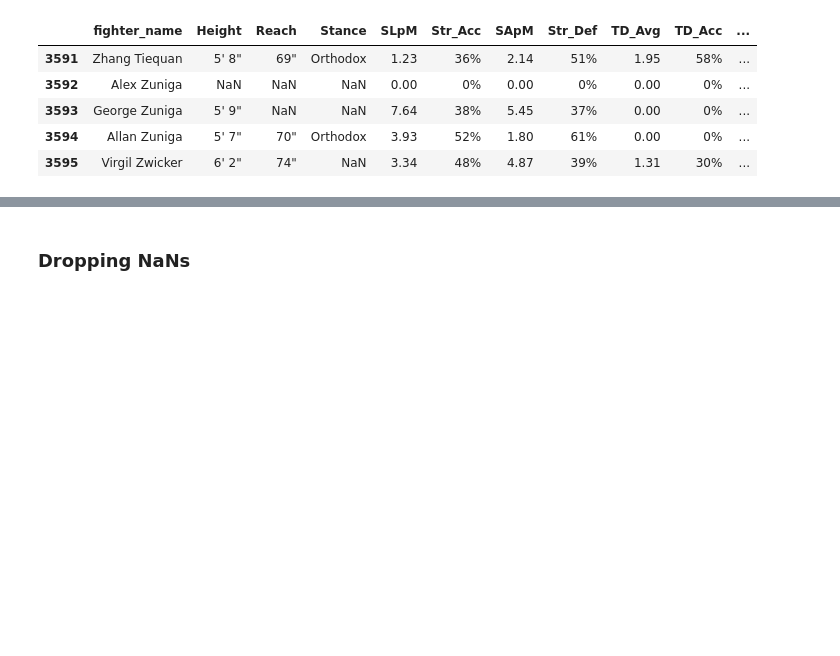
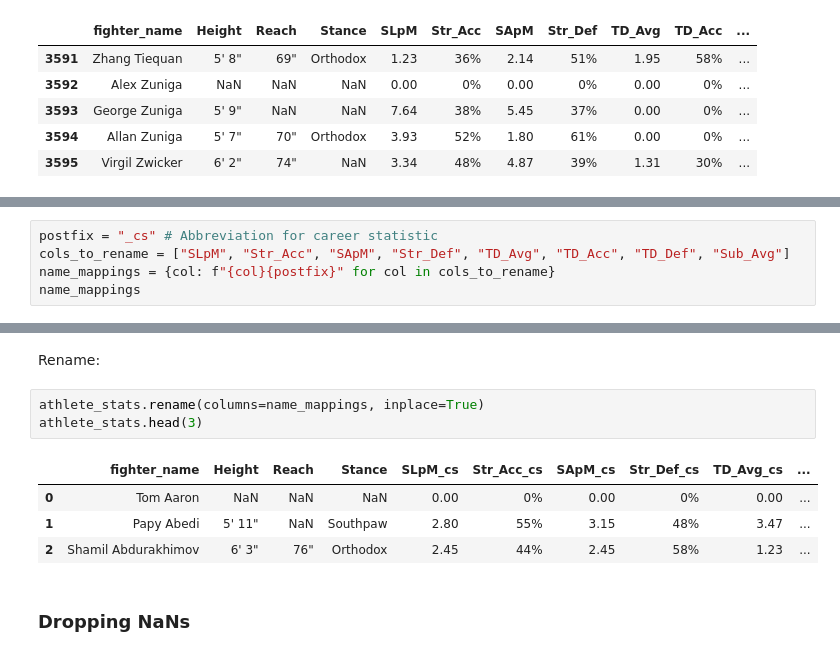
Before and after one commit to komaksym/UFC-DataLab, a Jupyter notebook: data/src/prepare_for_EDA.ipynb, the cells around one changed output, grey strips where cells are left out. Saved outputs shown, nothing was run; the diff lists cells and outputs as text; blank space fills up the shorter version.

Commit message:
rename athlete-based career statistic features for better interpretability

```diff
--- a/data/src/prepare_for_EDA.ipynb
+++ b/data/src/prepare_for_EDA.ipynb
@@ -132,0 +138,5 @@ athlete_stats.tail()
+# %%
+postfix = "_cs" # Abbreviation for career statistic
+cols_to_rename = ["SLpM", "Str_Acc", "SApM", "Str_Def", "TD_Avg", "TD_Acc", "TD_Def", "Sub_Avg"]
+name_mappings = {col: f"{col}{postfix}" for col in cols_to_rename}
+name_mappings
@@ -133,3 +152,13 @@ athlete_stats.tail()
+# %% [markdown]
+Rename:
+# %%
+athlete_stats.rename(columns=name_mappings, inplace=True)
+athlete_stats.head(3)
+# %% [output]
+|  | fighter_name | Height | Reach | Stance | SLpM_cs | Str_Acc_cs | SApM_cs | Str_Def_cs | TD_Avg_cs | ... |
+| 0 | Tom Aaron | NaN | NaN | NaN | 0.00 | 0% | 0.00 | 0% | 0.00 | ... |
+| 1 | Papy Abedi | 5' 11" | NaN | Southpaw | 2.80 | 55% | 3.15 | 48% | 3.47 | ... |
+| 2 | Shamil Abdurakhimov | 6' 3" | 76" | Orthodox | 2.45 | 44% | 2.45 | 58% | 1.23 | ... |
 # %% [markdown]
 ### Dropping NaNs
 # %% [markdown]
```
Also changed, not shown: parts of 3 cells of this notebook.
